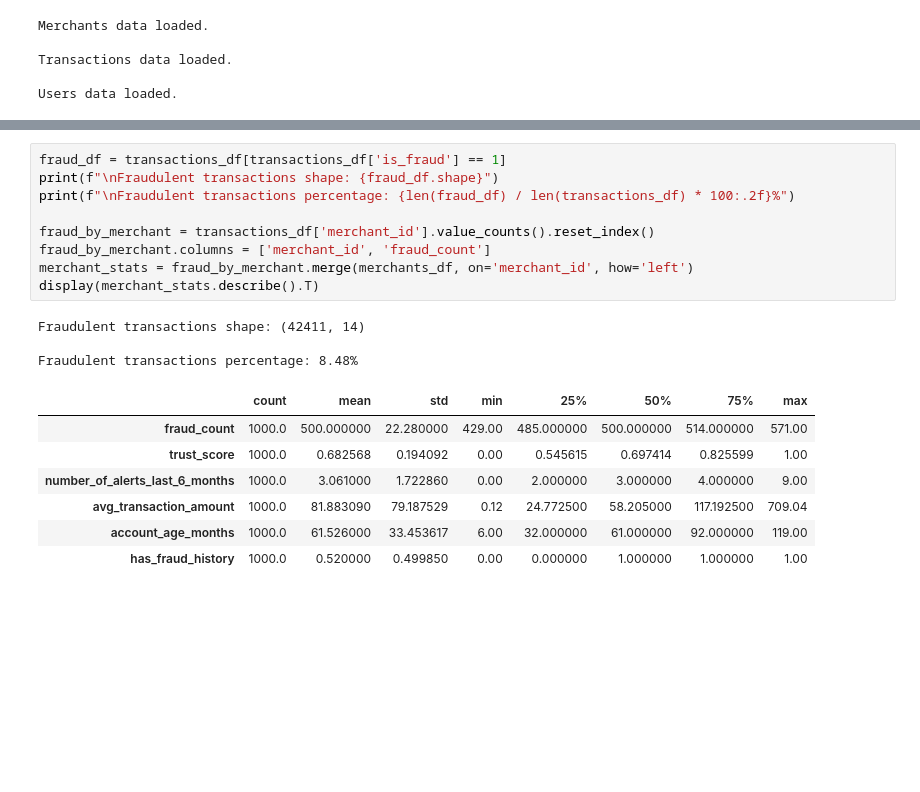
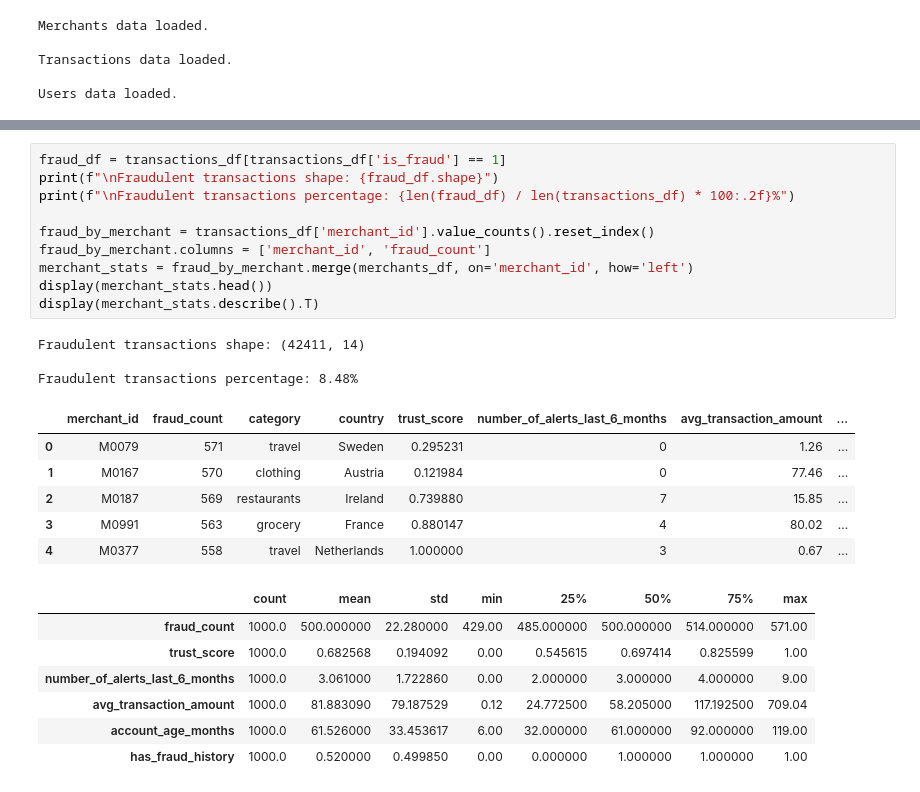
Before and after one commit to b-szczesniak/hackathon-entry, a Jupyter notebook: data_exploration.ipynb, the cells around one changed output, grey strips where cells are left out. Drawn from its saved outputs; the diff is of its cells as text; blank space fills up the shorter version.

```diff
--- a/data_exploration.ipynb
+++ b/data_exploration.ipynb
@@ -182,20 +119,27 @@ Correlation matrix:
 # %%
 fraud_df = transactions_df[transactions_df['is_fraud'] == 1]
 print(f"\nFraudulent transactions shape: {fraud_df.shape}")
 print(f"\nFraudulent transactions percentage: {len(fraud_df) / len(transactions_df) * 100:.2f}%")
 
 fraud_by_merchant = transactions_df['merchant_id'].value_counts().reset_index()
 fraud_by_merchant.columns = ['merchant_id', 'fraud_count']
 merchant_stats = fraud_by_merchant.merge(merchants_df, on='merchant_id', how='left')
+display(merchant_stats.head())
 display(merchant_stats.describe().T)
 # %% [output]
 Fraudulent transactions shape: (42411, 14)
 
 Fraudulent transactions percentage: 8.48%
-|  | count | mean | std | min | 25% | 50% | 75% | max |
-| fraud_count | 1000.0 | 500.000000 | 22.280000 | 429.00 | 485.000000 | 500.000000 | 514.000000 | 571.00 |
-| trust_score | 1000.0 | 0.682568 | 0.194092 | 0.00 | 0.545615 | 0.697414 | 0.825599 | 1.00 |
-| number_of_alerts_last_6_months | 1000.0 | 3.061000 | 1.722860 | 0.00 | 2.000000 | 3.000000 | 4.000000 | 9.00 |
-| avg_transaction_amount | 1000.0 | 81.883090 | 79.187529 | 0.12 | 24.772500 | 58.205000 | 117.192500 | 709.04 |
-| account_age_months | 1000.0 | 61.526000 | 33.453617 | 6.00 | 32.000000 | 61.000000 | 92.000000 | 119.00 |
-| has_fraud_history | 1000.0 | 0.520000 | 0.499850 | 0.00 | 0.000000 | 1.000000 | 1.000000 | 1.00 |
+|  | merchant_id | fraud_count | category | country | trust_score | number_of_alerts_last_6_months | avg_transaction_amount | ... |
+| 0 | M0079 | 571 | travel | Sweden | 0.295231 | 0 | 1.26 | ... |
+| 1 | M0167 | 570 | clothing | Austria | 0.121984 | 0 | 77.46 | ... |
+| 2 | M0187 | 569 | restaurants | Ireland | 0.739880 | 7 | 15.85 | ... |
+| 3 | M0991 | 563 | grocery | France | 0.880147 | 4 | 80.02 | ... |
+| 4 | M0377 | 558 | travel | Netherlands | 1.000000 | 3 | 0.67 | ... |
+|  | count | mean | std | min | 25% | 50% | 75% | max |
+| fraud_count | 1000.0 | 500.000000 | 22.280000 | 429.00 | 485.000000 | 500.000000 | 514.000000 | 571.00 |
+| trust_score | 1000.0 | 0.682568 | 0.194092 | 0.00 | 0.545615 | 0.697414 | 0.825599 | 1.00 |
+| number_of_alerts_last_6_months | 1000.0 | 3.061000 | 1.722860 | 0.00 | 2.000000 | 3.000000 | 4.000000 | 9.00 |
+| avg_transaction_amount | 1000.0 | 81.883090 | 79.187529 | 0.12 | 24.772500 | 58.205000 | 117.192500 | 709.04 |
+| account_age_months | 1000.0 | 61.526000 | 33.453617 | 6.00 | 32.000000 | 61.000000 | 92.000000 | 119.00 |
+| has_fraud_history | 1000.0 | 0.520000 | 0.499850 | 0.00 | 0.000000 | 1.000000 | 1.000000 | 1.00 |
```
Also changed, not shown: parts of 12 cells of this notebook, 2 other files.
